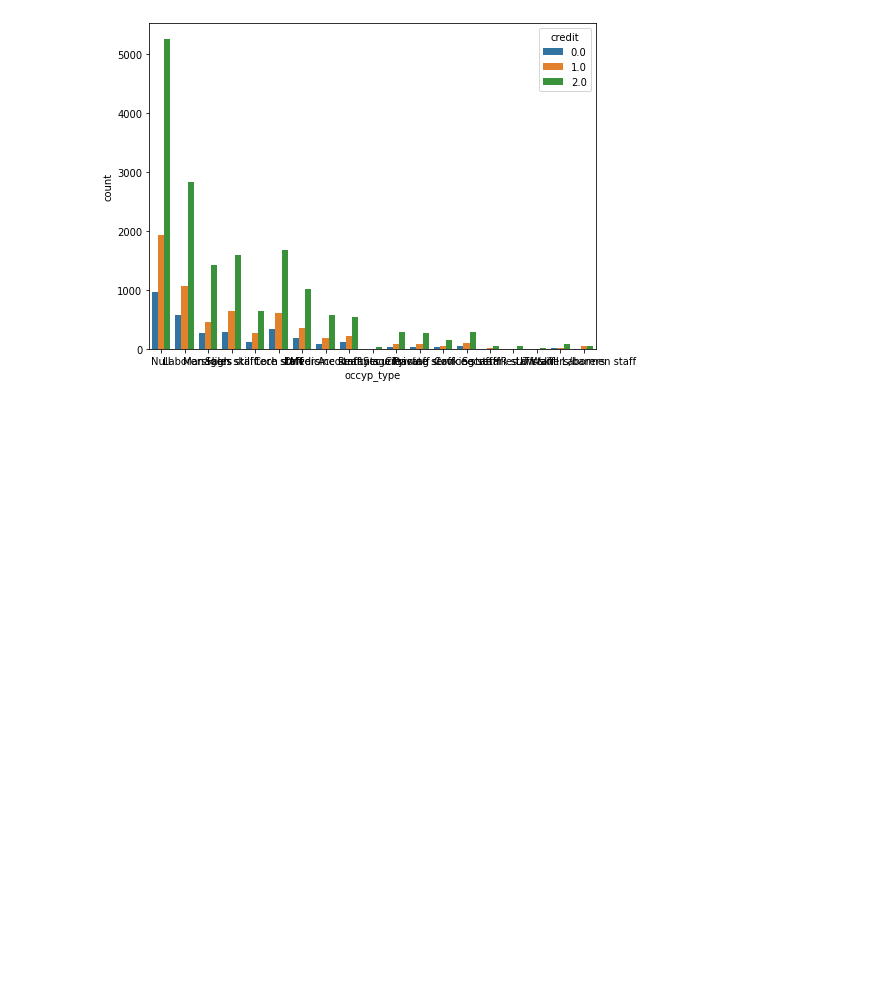
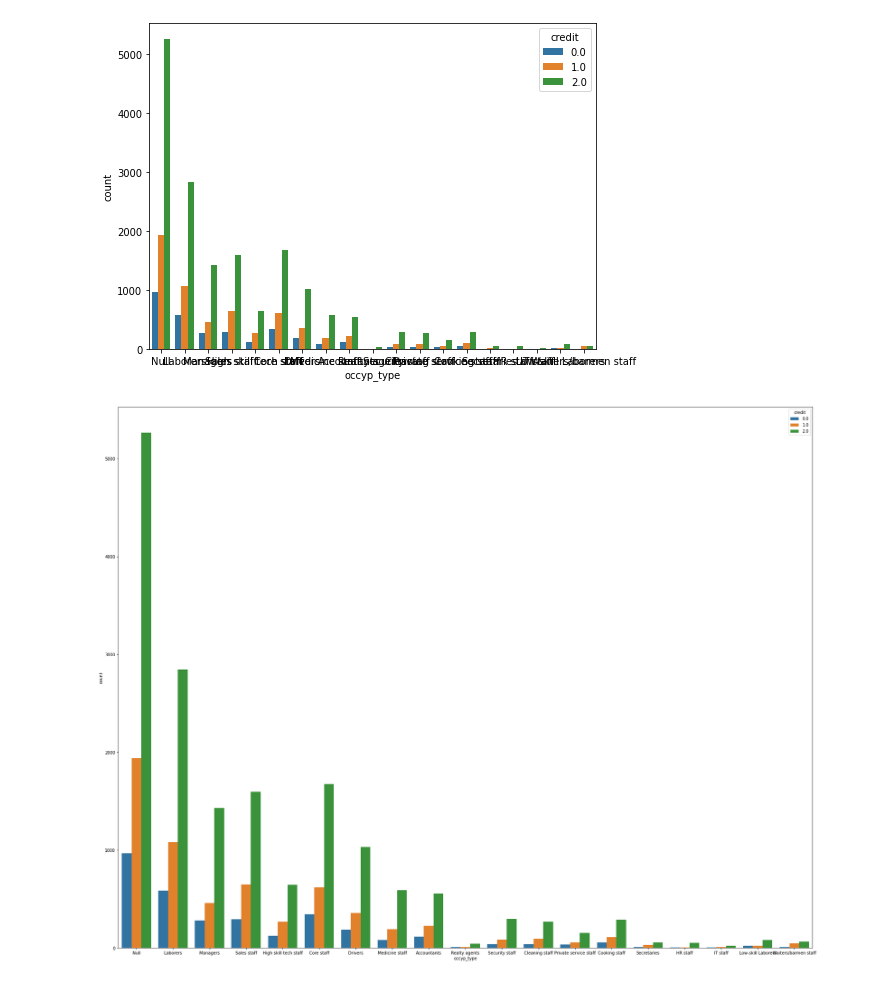
Before and after one commit to LIMDANBI/dacon_2021, a Jupyter notebook: EDA.ipynb, the cells around one changed output. Cells and saved outputs as stored; diff of their text form; code cells hidden in the pictures; blank space fills up the shorter version.

```diff
--- a/EDA.ipynb
+++ b/EDA.ipynb
@@ -163,6 +163,8 @@ for i in list(train.columns[train.dtypes == 'object']):
 [figure]
 [figure]
 # %%
-fig = plt.figure(figsize=(8,6))
+fig = plt.figure(figsize=(30,24))
 sns.countplot(x=i, hue=train['credit'], data=train)
 plt.show()
+# %% [output]
+[figure, added]
```
